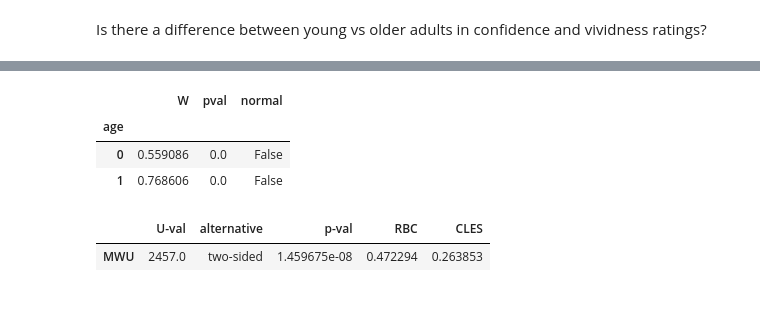
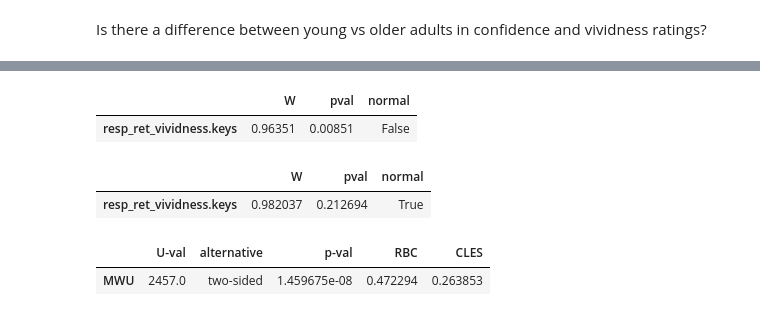
Before and after one commit to KasiaMojescik/ageing_vividness_confidence, a Jupyter notebook: main_analyses.ipynb, the cells around one changed output, grey strips where cells are left out. Cells and saved outputs as stored; diff of their text form; code cells hidden in the pictures.

```diff
--- a/main_analyses.ipynb
+++ b/main_analyses.ipynb
@@ -355,13 +355,16 @@ plt.show()
-# %%
-pg.normality(df, dv='resp_ret_vividness.rt', group='age', method='shapiro', alpha=0.05)
-# %% [output]
-|  | W | pval | normal |
-| age |  |  |  |
-| 0 | 0.559086 | 0.0 | False |
-| 1 | 0.768606 | 0.0 | False |
 # %%
 older_mean_ratings = older_part_df.groupby(['participant'])[['resp_ret_vividness.keys','resp_ret_confidence.keys']].mean()
 younger_mean_ratings = younger_part_df.groupby(['participant'])[['resp_ret_vividness.keys','resp_ret_confidence.keys']].mean()
+# %%
+pg.normality(older_mean_ratings['resp_ret_vividness.keys'])
+# %% [output]
+|  | W | pval | normal |
+| resp_ret_vividness.keys | 0.96351 | 0.00851 | False |
+# %%
+pg.normality(younger_mean_ratings['resp_ret_vividness.keys'])
+# %% [output]
+|  | W | pval | normal |
+| resp_ret_vividness.keys | 0.982037 | 0.212694 | True |
 # %%
 pg.mwu(older_mean_ratings['resp_ret_vividness.keys'], younger_mean_ratings['resp_ret_vividness.keys'], alternative='two-sided')
 # %% [output]
```
Also changed, not shown: parts of 8 cells of this notebook.
